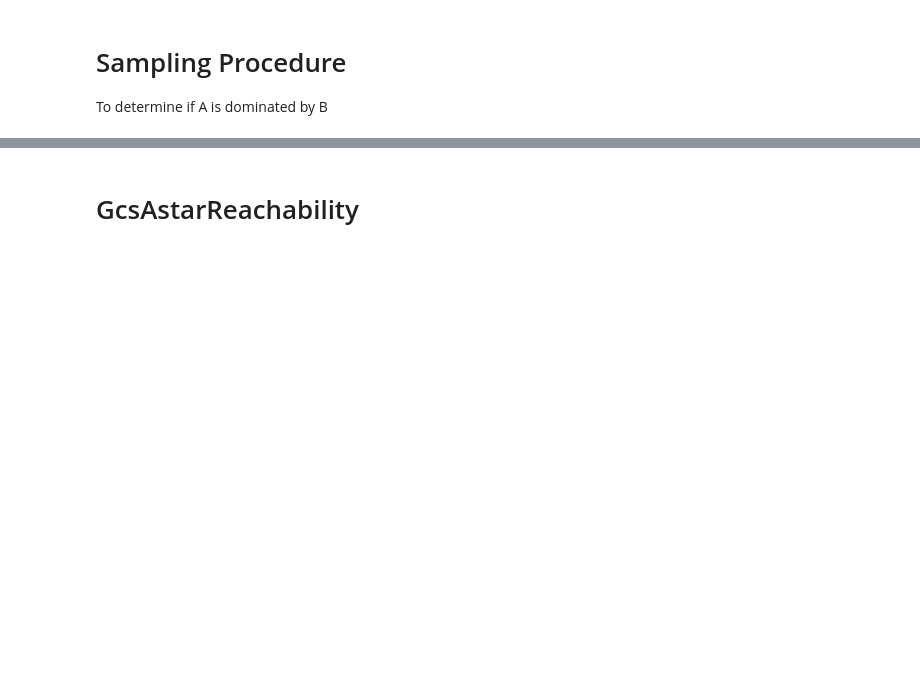
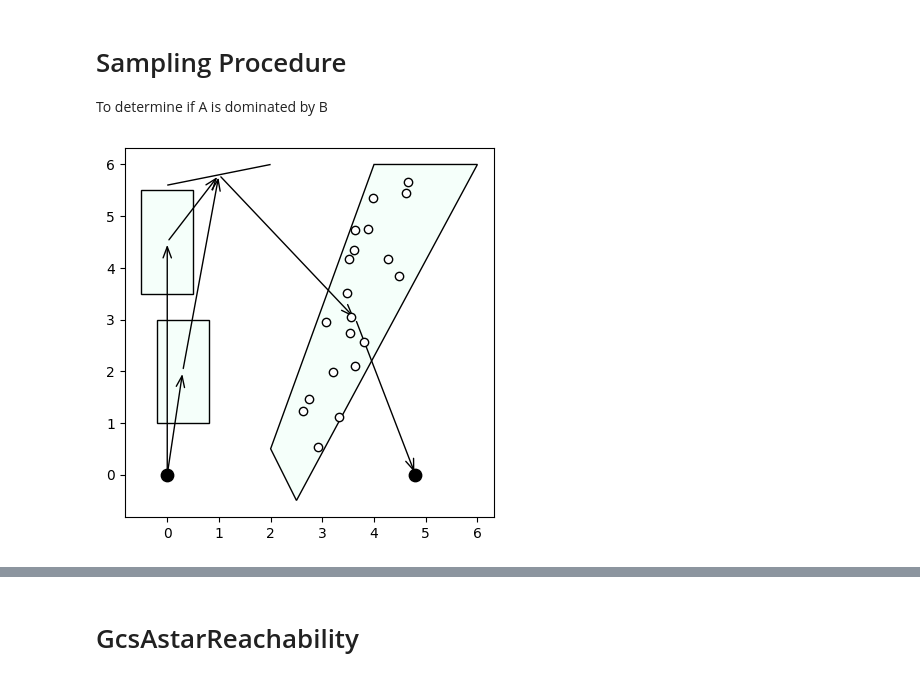
Before and after one commit to shaoyuancc/large_gcs, a Jupyter notebook: explorations/reachability_implicit_gcs.ipynb, the cells around one changed output, grey strips where cells are left out. Cells and saved outputs as stored; diff of their text form; code cells hidden in the pictures; blank space fills up the shorter version.

```diff
--- a/explorations/reachability_implicit_gcs.ipynb
+++ b/explorations/reachability_implicit_gcs.ipynb
@@ -42,8 +66,11 @@ To determine if A is dominated by B
 # %%
 # Sample 100 points in p2
 # p2_samples = np.array(g.vertices["p2"].convex_set.get_samples(100))
 p3_samples = np.array(g.vertices["p3"].convex_set.get_samples(20))
 g.plot_sets()
+g.plot_edges()
 g.plot_points(p3_samples)
+# %% [output]
+[figure, added]
 # %%
 # Project these samples into revised set based on path
```
Also changed, not shown: parts of 12 cells of this notebook, 4 other files.
